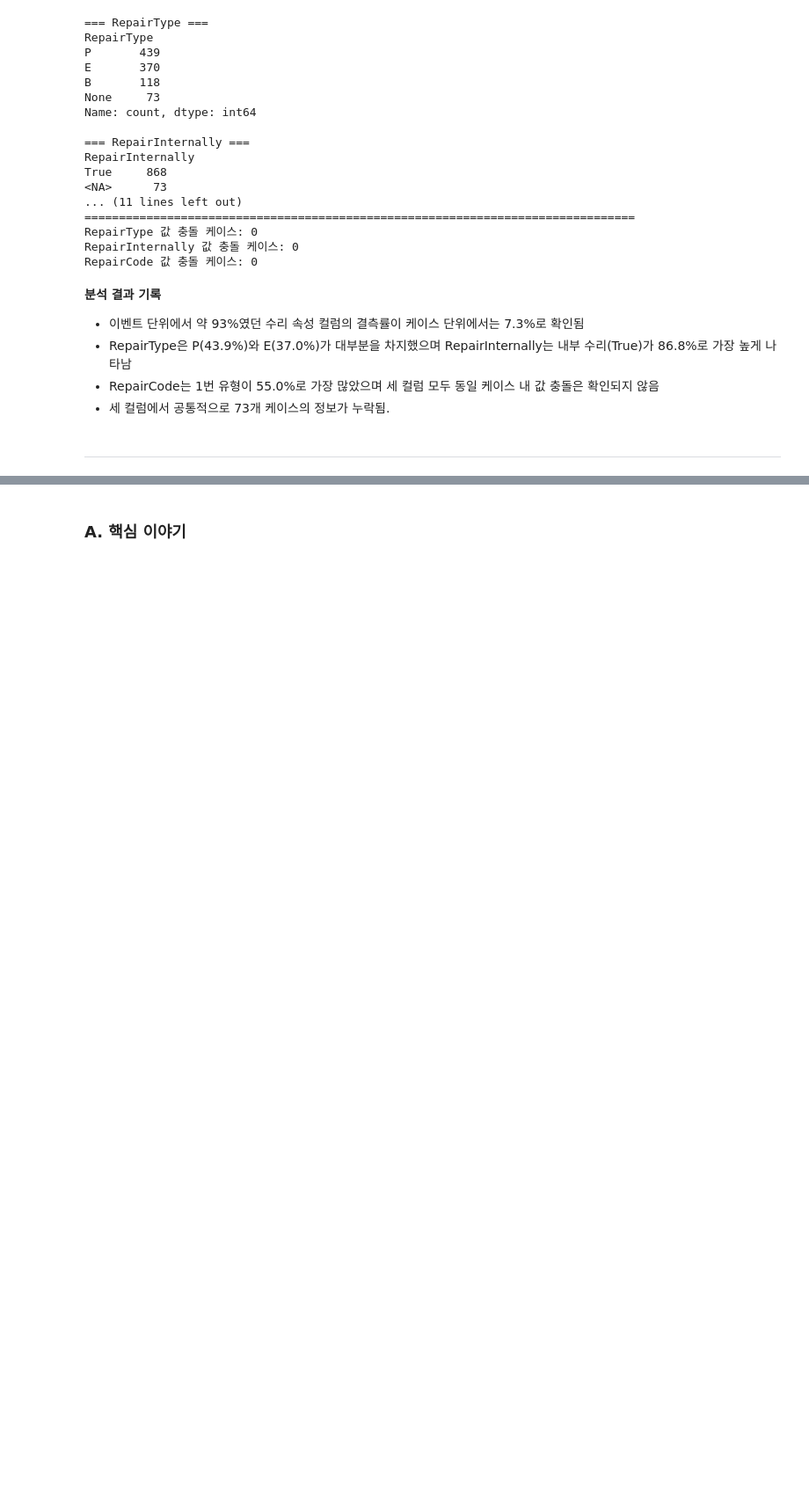
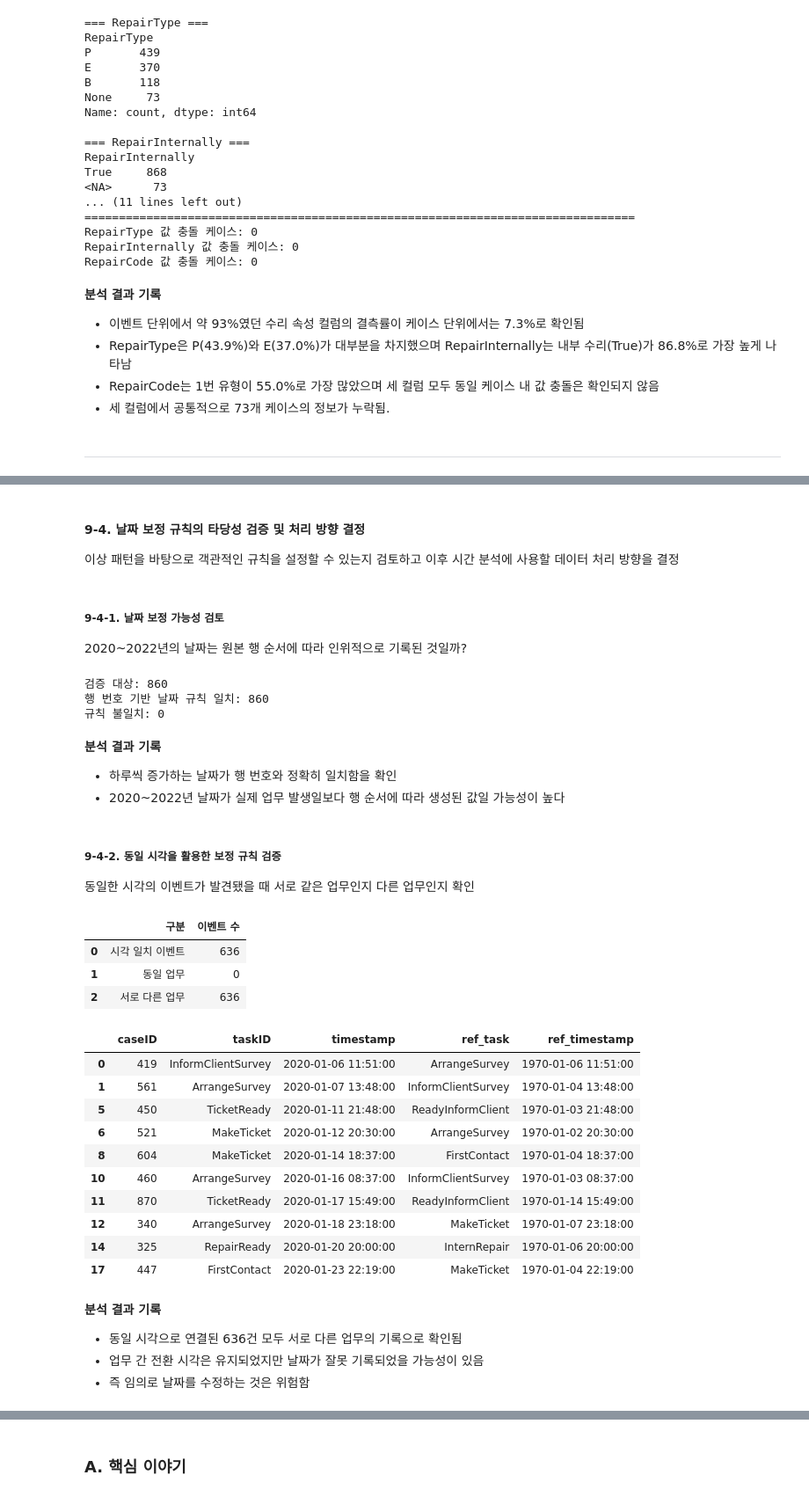
Before and after one commit to roh-git/DA_Assignment, a Jupyter notebook: repair2_분석.ipynb, the cells around one changed output, grey strips where cells are left out. Shown at 88% size. Saved outputs shown, nothing was run; the diff lists cells and outputs as text; code cells hidden in the pictures; blank space fills up the shorter version.

```diff
--- a/repair2_분석.ipynb
+++ b/repair2_분석.ipynb
@@ -1135,0 +1041,80 @@ PPT는 코드 작성 순서가 아니라 **질문에 답하는 순서**로 구
+# %% [markdown]
+#### 9-4. 날짜 보정 규칙의 타당성 검증 및 처리 방향 결정
+이상 패턴을 바탕으로 객관적인 규칙을 설정할 수 있는지 검토하고 이후 시간 분석에 사용할 데이터 처리 방향을 결정
+# %% [markdown]
+##### 9-4-1. 날짜 보정 가능성 검토
+2020~2022년의 날짜는 원본 행 순서에 따라 인위적으로 기록된 것일까?
+# %%
+# 2020~2022년 이벤트 추출
+suspect = df[
+    df['timestamp'].dt.year.between(2020, 2022)
+].sort_index().copy()
+
+# 첫 날짜를 기준으로 행 번호만큼 하루씩 증가한 날짜 생성
+expected_dates = (
+    suspect['timestamp'].dt.normalize().iloc[0]
+    + pd.to_timedelta(suspect.index - suspect.index.min(), unit='D')
+)
+
+# 실제 날짜와 행 번호 기반 날짜 비교
+matches_order = suspect['timestamp'].dt.normalize().eq(expected_dates)
+
+print('검증 대상:', len(suspect))
+print('행 번호 기반 날짜 규칙 일치:', matches_order.sum())
+print('규칙 불일치:', (~matches_order).sum())
+# %% [output]
+검증 대상: 860
+행 번호 기반 날짜 규칙 일치: 860
+규칙 불일치: 0
+# %% [markdown]
+**분석 결과 기록**
+
+- 하루씩 증가하는 날짜가 행 번호와 정확히 일치함을 확인
+- 2020~2022년 날짜가 실제 업무 발생일보다 행 순서에 따라 생성된 값일 가능성이 높다
+# %% [markdown]
+##### 9-4-2. 동일 시각을 활용한 보정 규칙 검증
+동일한 시각의 이벤트가 발견됐을 때 서로 같은 업무인지 다른 업무인지 확인
+# %%
+# 동일 케이스·시각으로 연결된 이벤트
+matched = matches[matches['ref_timestamp'].notna()].copy()
+
+# 동일 시각 이벤트의 업무 일치 여부
+matched['same_task'] = matched['taskID'].eq(matched['ref_task'])
+
+summary = pd.DataFrame({
+    '구분': ['시각 일치 이벤트', '동일 업무', '서로 다른 업무'],
+    '이벤트 수': [
+        matched['row_id'].nunique(),
+        matched.loc[matched['same_task'], 'row_id'].nunique(),
+        matched.loc[~matched['same_task'], 'row_id'].nunique()
+    ]
+})
+
+display(summary)
+
+# 실제 시각 일치 사례
+display(matched[
+    ['caseID', 'taskID', 'timestamp', 'ref_task', 'ref_timestamp']
+].head(10))
+# %% [output]
+|  | 구분 | 이벤트 수 |
+| 0 | 시각 일치 이벤트 | 636 |
+| 1 | 동일 업무 | 0 |
+| 2 | 서로 다른 업무 | 636 |
+|  | caseID | taskID | timestamp | ref_task | ref_timestamp |
+| 0 | 419 | InformClientSurvey | 2020-01-06 11:51:00 | ArrangeSurvey | 1970-01-06 11:51:00 |
+| 1 | 561 | ArrangeSurvey | 2020-01-07 13:48:00 | InformClientSurvey | 1970-01-04 13:48:00 |
+| 5 | 450 | TicketReady | 2020-01-11 21:48:00 | ReadyInformClient | 1970-01-03 21:48:00 |
+| 6 | 521 | MakeTicket | 2020-01-12 20:30:00 | ArrangeSurvey | 1970-01-02 20:30:00 |
+| 8 | 604 | MakeTicket | 2020-01-14 18:37:00 | FirstContact | 1970-01-04 18:37:00 |
+| 10 | 460 | ArrangeSurvey | 2020-01-16 08:37:00 | InformClientSurvey | 1970-01-03 08:37:00 |
+| 11 | 870 | TicketReady | 2020-01-17 15:49:00 | ReadyInformClient | 1970-01-14 15:49:00 |
+| 12 | 340 | ArrangeSurvey | 2020-01-18 23:18:00 | MakeTicket | 1970-01-07 23:18:00 |
+| 14 | 325 | RepairReady | 2020-01-20 20:00:00 | InternRepair | 1970-01-06 20:00:00 |
+| 17 | 447 | FirstContact | 2020-01-23 22:19:00 | MakeTicket | 1970-01-04 22:19:00 |
+# %% [markdown]
+**분석 결과 기록**
+
+- 동일 시각으로 연결된 636건 모두 서로 다른 업무의 기록으로 확인됨
+- 업무 간 전환 시각은 유지되었지만 날짜가 잘못 기록되었을 가능성이 있음
+- 즉 임의로 날짜를 수정하는 것은 위험함
```
Also changed, not shown: parts of 184 cells of this notebook.
